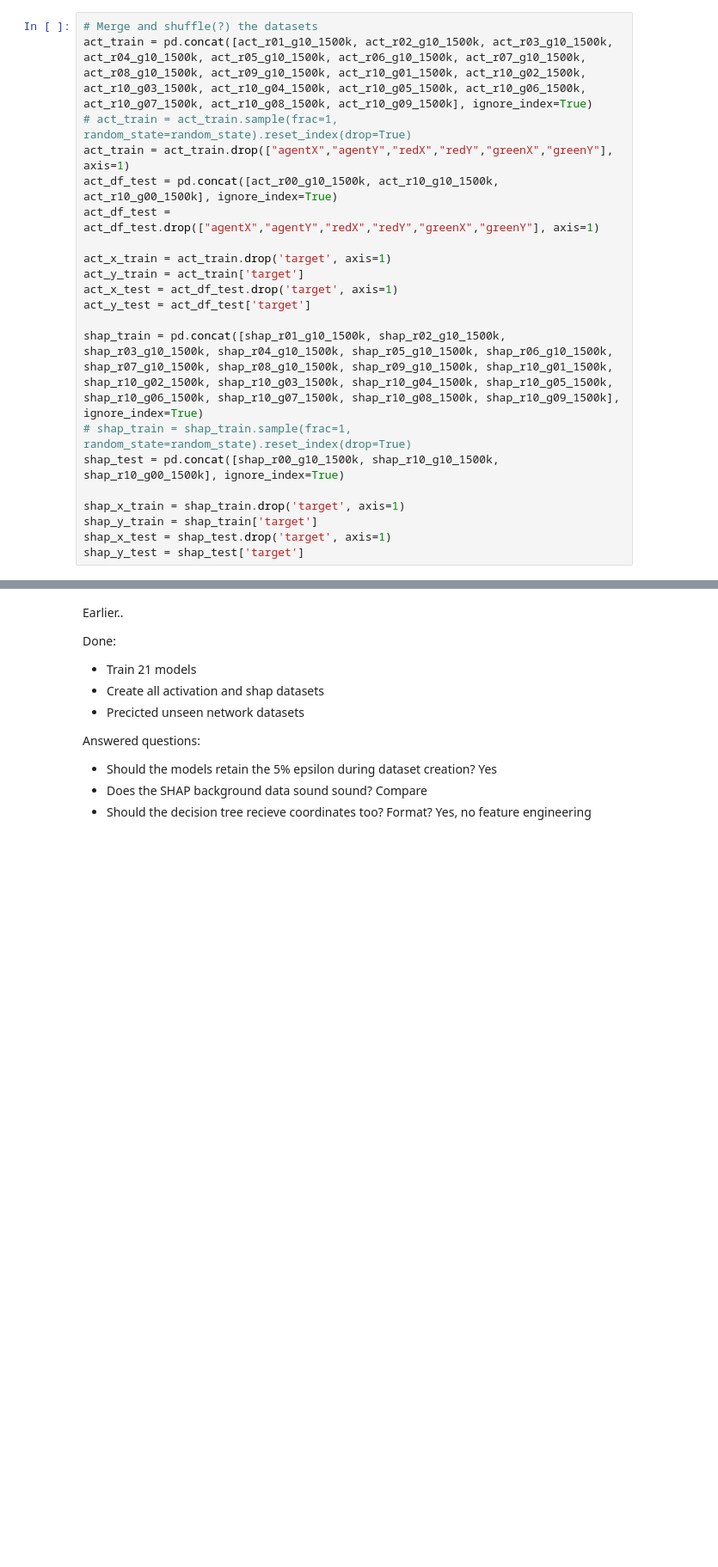
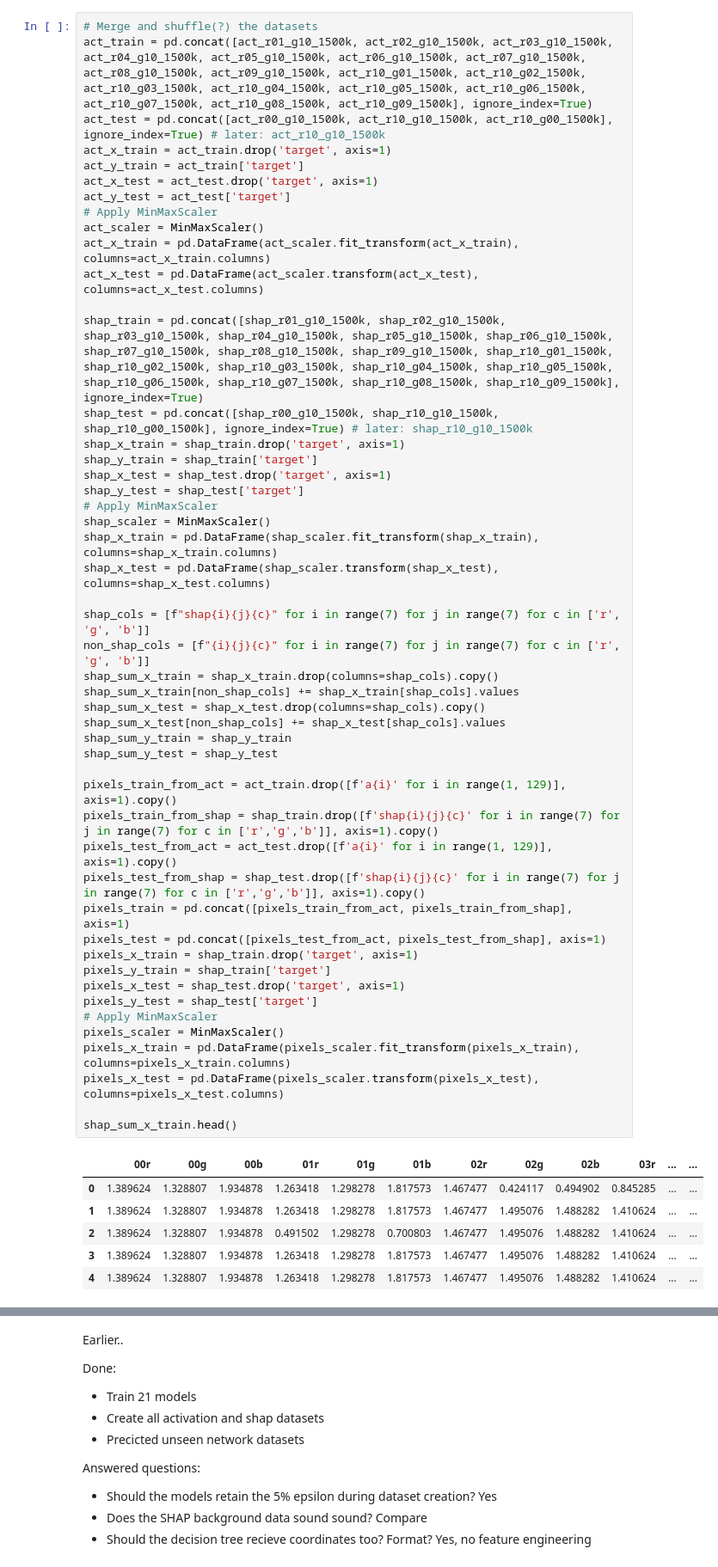
Before and after one commit to gunhamn/public, a Jupyter notebook: XAI_Master/Evaluation.ipynb, the cells around one changed output, grey strips where cells are left out. Shown at 86% size. Drawn from its saved outputs; the diff is of its cells as text; blank space fills up the shorter version.

```diff
--- a/XAI_Master/Evaluation.ipynb
+++ b/XAI_Master/Evaluation.ipynb
@@ -104,21 +108,56 @@ shap_r10_g10_1500k.head()
 # %%
 # Merge and shuffle(?) the datasets
 act_train = pd.concat([act_r01_g10_1500k, act_r02_g10_1500k, act_r03_g10_1500k, act_r04_g10_1500k, act_r05_g10_1500k, act_r06_g10_1500k, act_r07_g10_1500k, act_r08_g10_1500k, act_r09_g10_1500k, act_r10_g01_1500k, act_r10_g02_1500k, act_r10_g03_1500k, act_r10_g04_1500k, act_r10_g05_1500k, act_r10_g06_1500k, act_r10_g07_1500k, act_r10_g08_1500k, act_r10_g09_1500k], ignore_index=True)
-# act_train = act_train.sample(frac=1, random_state=random_state).reset_index(drop=True)
-act_train = act_train.drop(["agentX","agentY","redX","redY","greenX","greenY"], axis=1)
-act_df_test = pd.concat([act_r00_g10_1500k, act_r10_g10_1500k, act_r10_g00_1500k], ignore_index=True)
-act_df_test = act_df_test.drop(["agentX","agentY","redX","redY","greenX","greenY"], axis=1)
-
+act_test = pd.concat([act_r00_g10_1500k, act_r10_g10_1500k, act_r10_g00_1500k], ignore_index=True) # later: act_r10_g10_1500k
 act_x_train = act_train.drop('target', axis=1)
 act_y_train = act_train['target']
-act_x_test = act_df_test.drop('target', axis=1)
-act_y_test = act_df_test['target']
+act_x_test = act_test.drop('target', axis=1)
+act_y_test = act_test['target']
+# Apply MinMaxScaler
+act_scaler = MinMaxScaler()
+act_x_train = pd.DataFrame(act_scaler.fit_transform(act_x_train), columns=act_x_train.columns)
+act_x_test = pd.DataFrame(act_scaler.transform(act_x_test), columns=act_x_test.columns)
 
 shap_train = pd.concat([shap_r01_g10_1500k, shap_r02_g10_1500k, shap_r03_g10_1500k, shap_r04_g10_1500k, shap_r05_g10_1500k, shap_r06_g10_1500k, shap_r07_g10_1500k, shap_r08_g10_1500k, shap_r09_g10_1500k, shap_r10_g01_1500k, shap_r10_g02_1500k, shap_r10_g03_1500k, shap_r10_g04_1500k, shap_r10_g05_1500k, shap_r10_g06_1500k, shap_r10_g07_1500k, shap_r10_g08_1500k, shap_r10_g09_1500k], ignore_index=True)
-# shap_train = shap_train.sample(frac=1, random_state=random_state).reset_index(drop=True)
-shap_test = pd.concat([shap_r00_g10_1500k, shap_r10_g10_1500k, shap_r10_g00_1500k], ignore_index=True)
-
+shap_test = pd.concat([shap_r00_g10_1500k, shap_r10_g10_1500k, shap_r10_g00_1500k], ignore_index=True) # later: shap_r10_g10_1500k
 shap_x_train = shap_train.drop('target', axis=1)
 shap_y_train = shap_train['target']
 shap_x_test = shap_test.drop('target', axis=1)
 shap_y_test = shap_test['target']
+# Apply MinMaxScaler
+shap_scaler = MinMaxScaler()
+shap_x_train = pd.DataFrame(shap_scaler.fit_transform(shap_x_train), columns=shap_x_train.columns)
+shap_x_test = pd.DataFrame(shap_scaler.transform(shap_x_test), columns=shap_x_test.columns)
+
+shap_cols = [f"shap{i}{j}{c}" for i in range(7) for j in range(7) for c in ['r', 'g', 'b']]
+non_shap_cols = [f"{i}{j}{c}" for i in range(7) for j in range(7) for c in ['r', 'g', 'b']]
+shap_sum_x_train = shap_x_train.drop(columns=shap_cols).copy()
+shap_sum_x_train[non_shap_cols] += shap_x_train[shap_cols].values
+shap_sum_x_test = shap_x_test.drop(columns=shap_cols).copy()
+shap_sum_x_test[non_shap_cols] += shap_x_test[shap_cols].values
+shap_sum_y_train = shap_y_train
+shap_sum_y_test = shap_y_test
+
+pixels_train_from_act = act_train.drop([f'a{i}' for i in range(1, 129)], axis=1).copy()
+pixels_train_from_shap = shap_train.drop([f'shap{i}{j}{c}' for i in range(7) for j in range(7) for c in ['r','g','b']], axis=1).copy()
+pixels_test_from_act = act_test.drop([f'a{i}' for i in range(1, 129)], axis=1).copy()
+pixels_test_from_shap = shap_test.drop([f'shap{i}{j}{c}' for i in range(7) for j in range(7) for c in ['r','g','b']], axis=1).copy()
+pixels_train = pd.concat([pixels_train_from_act, pixels_train_from_shap], axis=1)
+pixels_test = pd.concat([pixels_test_from_act, pixels_test_from_shap], axis=1)
+pixels_x_train = shap_train.drop('target', axis=1)
+pixels_y_train = shap_train['target']
+pixels_x_test = shap_test.drop('target', axis=1)
+pixels_y_test = shap_test['target']
+# Apply MinMaxScaler
+pixels_scaler = MinMaxScaler()
+pixels_x_train = pd.DataFrame(pixels_scaler.fit_transform(pixels_x_train), columns=pixels_x_train.columns)
+pixels_x_test = pd.DataFrame(pixels_scaler.transform(pixels_x_test), columns=pixels_x_test.columns)
+
+shap_sum_x_train.head()
+# %% [output]
+|  | 00r | 00g | 00b | 01r | 01g | 01b | 02r | 02g | 02b | 03r | ... | ... |
+| 0 | 1.389624 | 1.328807 | 1.934878 | 1.263418 | 1.298278 | 1.817573 | 1.467477 | 0.424117 | 0.494902 | 0.845285 | ... | ... |
+| 1 | 1.389624 | 1.328807 | 1.934878 | 1.263418 | 1.298278 | 1.817573 | 1.467477 | 1.495076 | 1.488282 | 1.410624 | ... | ... |
+| 2 | 1.389624 | 1.328807 | 1.934878 | 0.491502 | 1.298278 | 0.700803 | 1.467477 | 1.495076 | 1.488282 | 1.410624 | ... | ... |
+| 3 | 1.389624 | 1.328807 | 1.934878 | 1.263418 | 1.298278 | 1.817573 | 1.467477 | 1.495076 | 1.488282 | 1.410624 | ... | ... |
+| 4 | 1.389624 | 1.328807 | 1.934878 | 1.263418 | 1.298278 | 1.817573 | 1.467477 | 1.495076 | 1.488282 | 1.410624 | ... | ... |
```
Also changed, not shown: parts of 14 cells of this notebook, 45 other files.
